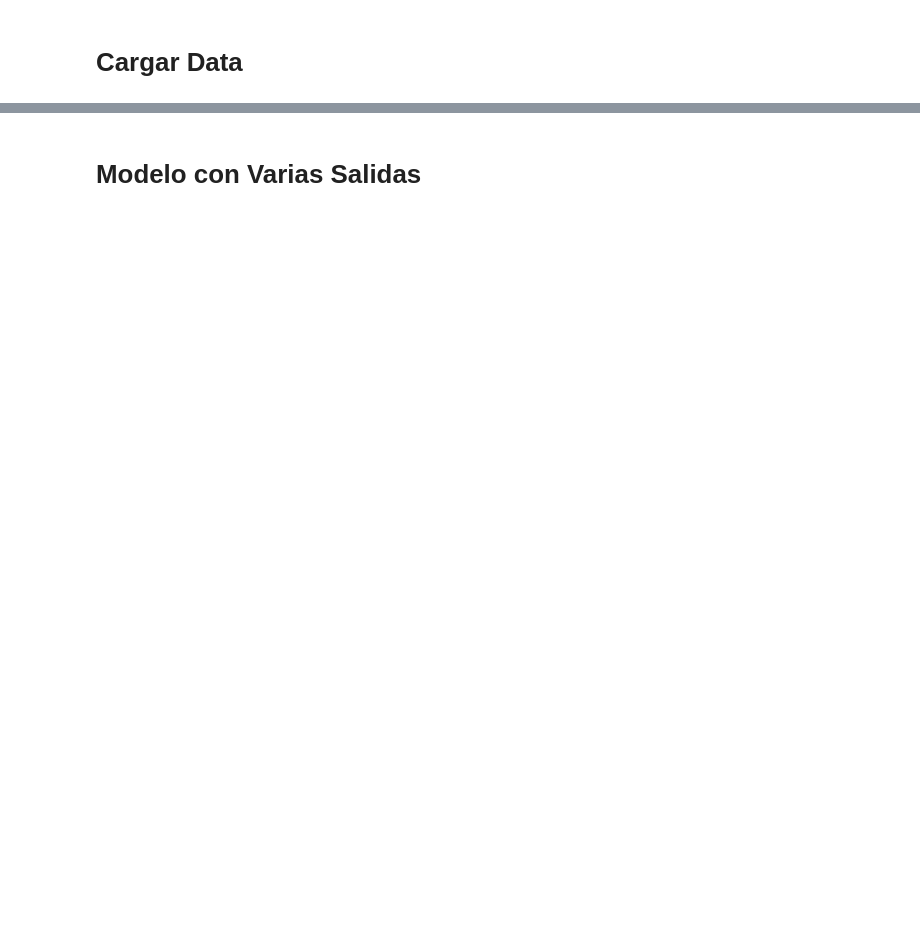
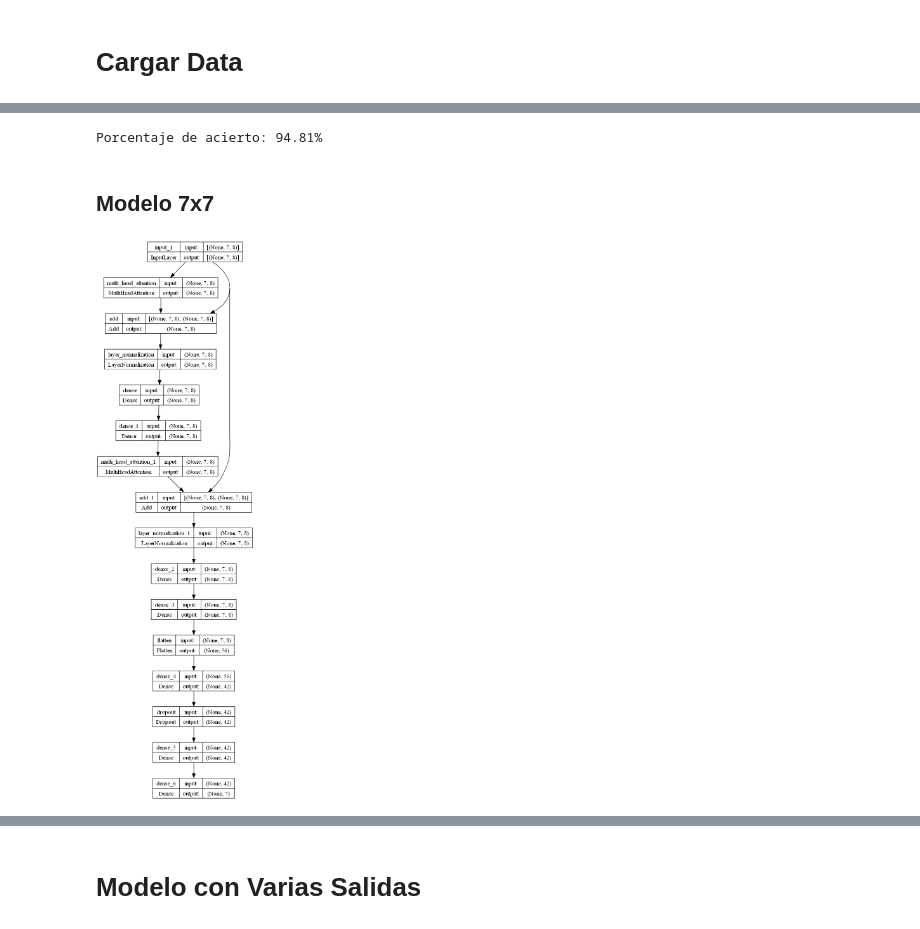
Before and after one commit to LosWillyAmigos/CPMP_With_attetion, a Jupyter notebook: CPMP_with_attention.ipynb, the cells around one changed output, grey strips where cells are left out. Saved outputs shown, nothing was run; the diff lists cells and outputs as text; code cells hidden in the pictures; blank space fills up the shorter version.

```diff
--- a/CPMP_with_attention.ipynb
+++ b/CPMP_with_attention.ipynb
@@ -247,0 +741,15 @@ data_5x5, labels_5x5 = load_data_2('data/data_5x5_Multiple')
+# %%
+y_test_1_5x5 = np.array(y_test_1_5x5)
+predict_5x5 = np.array(predict_5x5)
+result = precision(y_test_1_5x5, predict_5x5)
+print(f"Porcentaje de acierto: {round(result * 100, 2)}%")
+# %% [output]
+Porcentaje de acierto: 94.81%
+# %% [markdown]
+## Modelo 7x7
+# %%
+optimizer = keras.optimizers.Adam(learning_rate=0.001, beta_1=0.9, beta_2=0.999, epsilon=1e-07, amsgrad=False, name='Adam')
+model_cpmp_origin_7x7 = create_model(heads= 5, S= 7, H= 7, optimizer= optimizer)
+keras.utils.plot_model(model_cpmp_origin, show_shapes=True, to_file= 'images_models/model_cpmp_origin_5x5.png')
+# %% [output]
+[figure, added]
```
Also changed, not shown: parts of 70 cells of this notebook, 7 other files.
